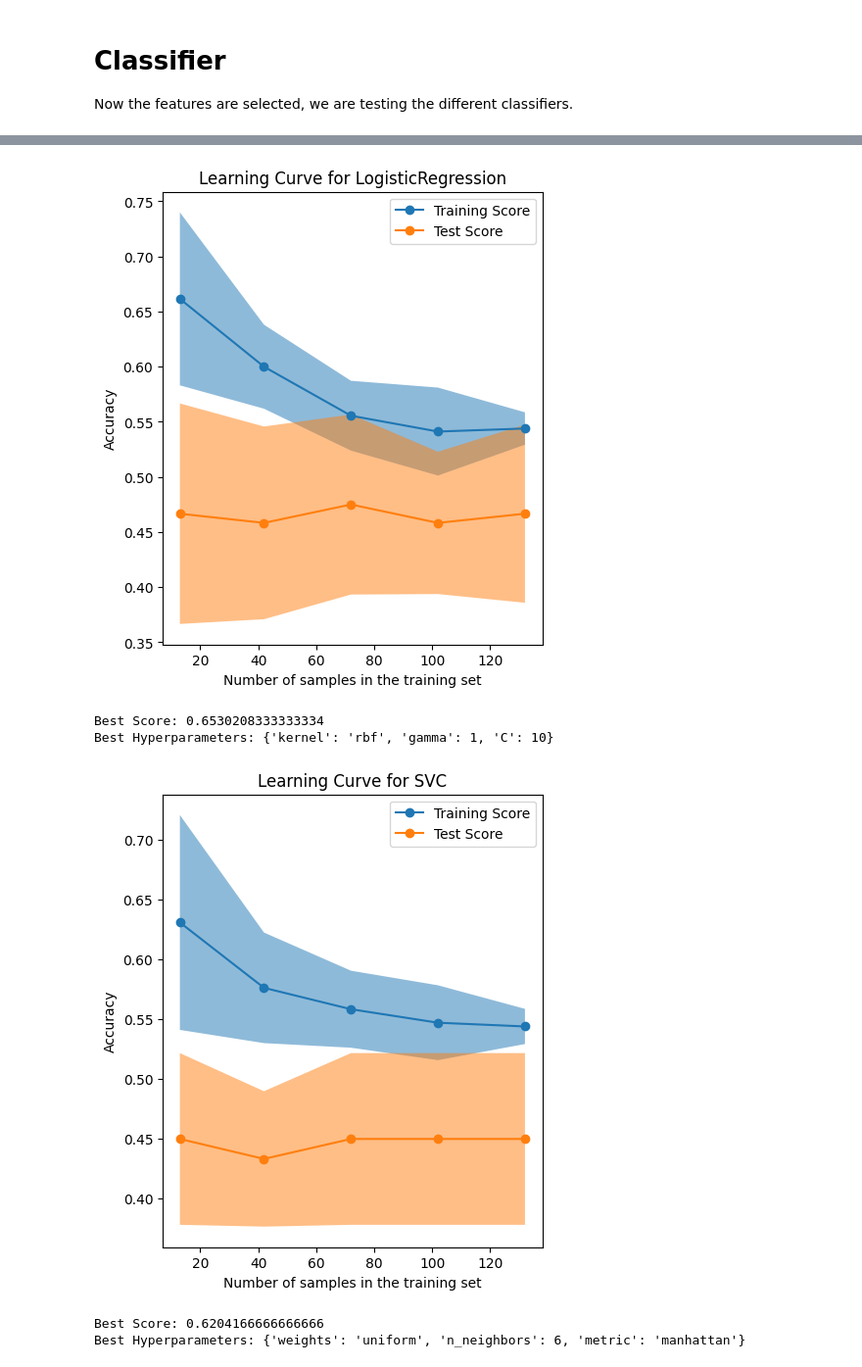
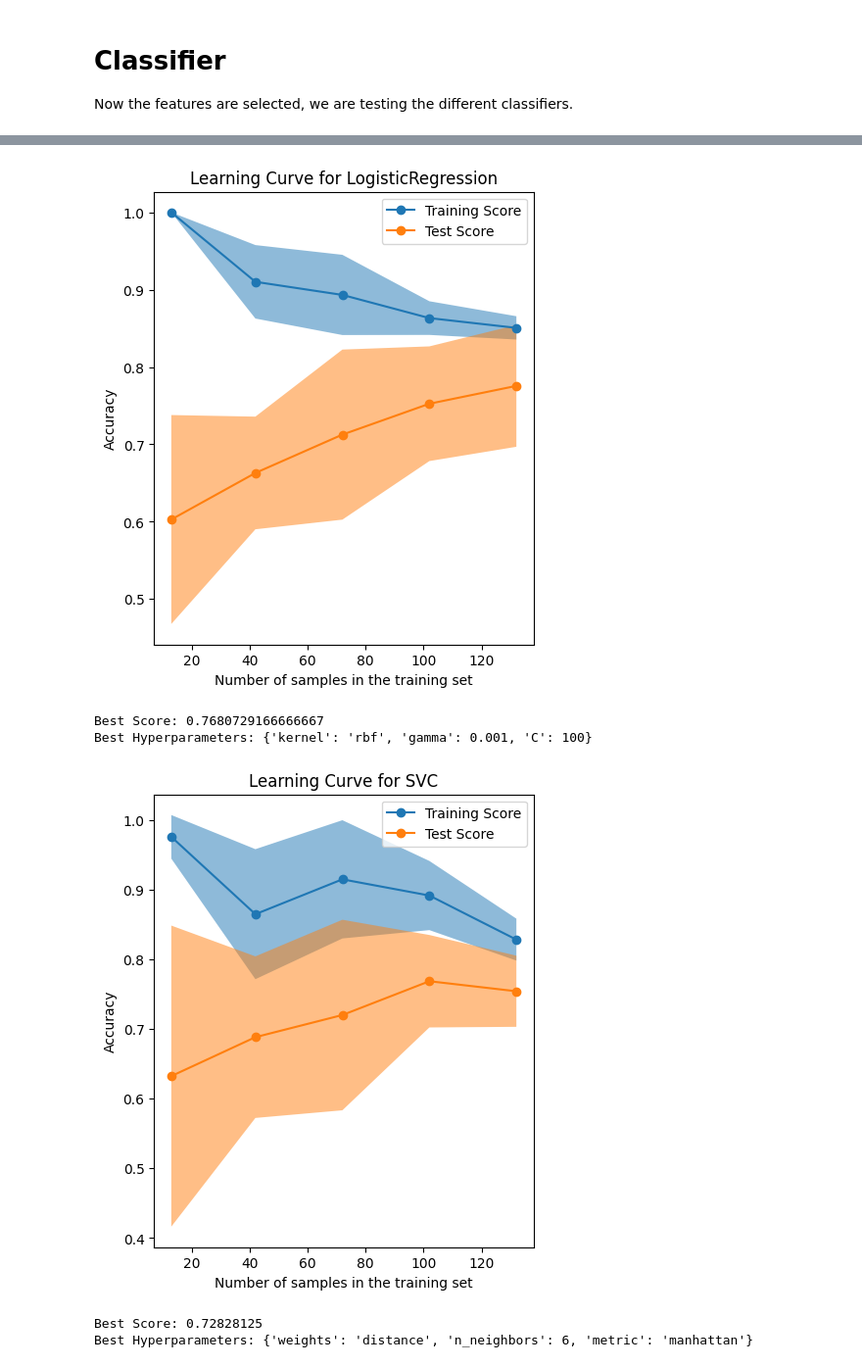
Before and after one commit to crystaljwang/tm10007-group-3, a Jupyter notebook: main_code.ipynb, the cells around one changed output, grey strips where cells are left out. Shown: that part at 98% size. Saved outputs shown, nothing was run; the diff lists cells and outputs as text; code cells hidden in the pictures.

```diff
--- a/main_code.ipynb
+++ b/main_code.ipynb
@@ -136,7 +168,7 @@ No categorical columns found.
 A robust scaler was used as most of the data is not normally distributed.
 # %%
 # ----- Data Scaling -----
-scaler = StandardScaler()
+scaler = MinMaxScaler()
 
 X_train = scaler.fit_transform(X_train)  # fit scaler on train set
 X_val = scaler.transform(X_val)  # apply fitted scaler on validation set
@@ -177,6 +209,6 @@ Selected 2 features to be used for classification.
 # %%
 # ----- Feature selection -----
-lasso_selector = SelectFromModel(estimator=Lasso(alpha=10**(-10), max_iter=1000), threshold='median')
+lasso_selector = SelectFromModel(estimator=Lasso(alpha=0.025, max_iter=1000), threshold=None)
 lasso_selector.fit(X_train, y_train)
 lasso_list = [column for column in pd.DataFrame(X_train).columns[lasso_selector.get_support()]]
 n_original = X_train.shape[1]
@@ -195,7 +227,7 @@ Selected 237 from 474 features.
 # ----- Feature selection -----
 y_train = y_train.to_numpy()
 # Perform feature selection on the training set
-selector = SelectKBest(f_classif, k=10)
+selector = SelectKBest(f_classif, k=15)
 X_train = selector.fit_transform(X_train, y_train.ravel())
 
 
@@ -228,7 +244,7 @@ Selected 10 features to be used for classification.
 # Classifier
 Now the features are selected, we are testing the different classifiers.
 # %%
-def learning_curve(X_train, y_train, model):
+def learning_curve(X_train, y_train, model, name):
   fig, ax = plt.subplots(nrows=1, ncols=1, figsize=(5, 6))
 
   common_params = {
@@ -246,7 +262,7 @@ def learning_curve(X_train, y_train, model):
   LearningCurveDisplay.from_estimator(model, **common_params, ax=ax)
   handles, label = ax.get_legend_handles_labels()
   ax.legend(handles[:2], ["Training Score", "Test Score"])
-  ax.set_title(f"Learning Curve for {model.__class__.__name__}")
+  ax.set_title(f"Learning Curve for {name.__class__.__name__}")
   plt.show()
 # %%
 # VALIDATION
@@ -303,7 +319,7 @@ for model, grid in zip(model_pipeline, grid_list):
   fpr, tpr, _thresholds = metrics.roc_curve(y_val, y_pred)
   auc_list.append(round(metrics.auc(fpr, tpr),2))  # calculate area under the curve on prediction of y
   cm_list.append(confusion_matrix(y_val, y_pred))  # make confusion matrix on prediction of y
-  learning_curve(X_train, y_train, model)  #make a learning curve with function learning curve. NB: this is a different model than the model trained above
+  learning_curve(X_train, y_train, search, model)  #make a learning curve with function learning curve. NB: this is a different model than the model trained above
 
 result_df = pd.DataFrame({'Model':model_list, 'Accuracy': acc_list, 'AUC': auc_list})
 result_df
@@ -313,6 +329,6 @@ Best Hyperparameters: {'solver': 'liblinear', 'penalty': 'l2', 'C': 3}
-[figure, old version]
+[figure, new version]
-Best Score: 0.6530208333333334
-Best Hyperparameters: {'kernel': 'rbf', 'gamma': 1, 'C': 10}
+Best Score: 0.7680729166666667
+Best Hyperparameters: {'kernel': 'rbf', 'gamma': 0.001, 'C': 100}
-[figure, old version]
+[figure, new version]
-Best Score: 0.6204166666666666
-Best Hyperparameters: {'weights': 'uniform', 'n_neighbors': 6, 'metric': 'manhattan'}
+Best Score: 0.72828125
+Best Hyperparameters: {'weights': 'distance', 'n_neighbors': 6, 'metric': 'manhattan'}
```
Also changed, not shown: parts of 6 cells of this notebook.
